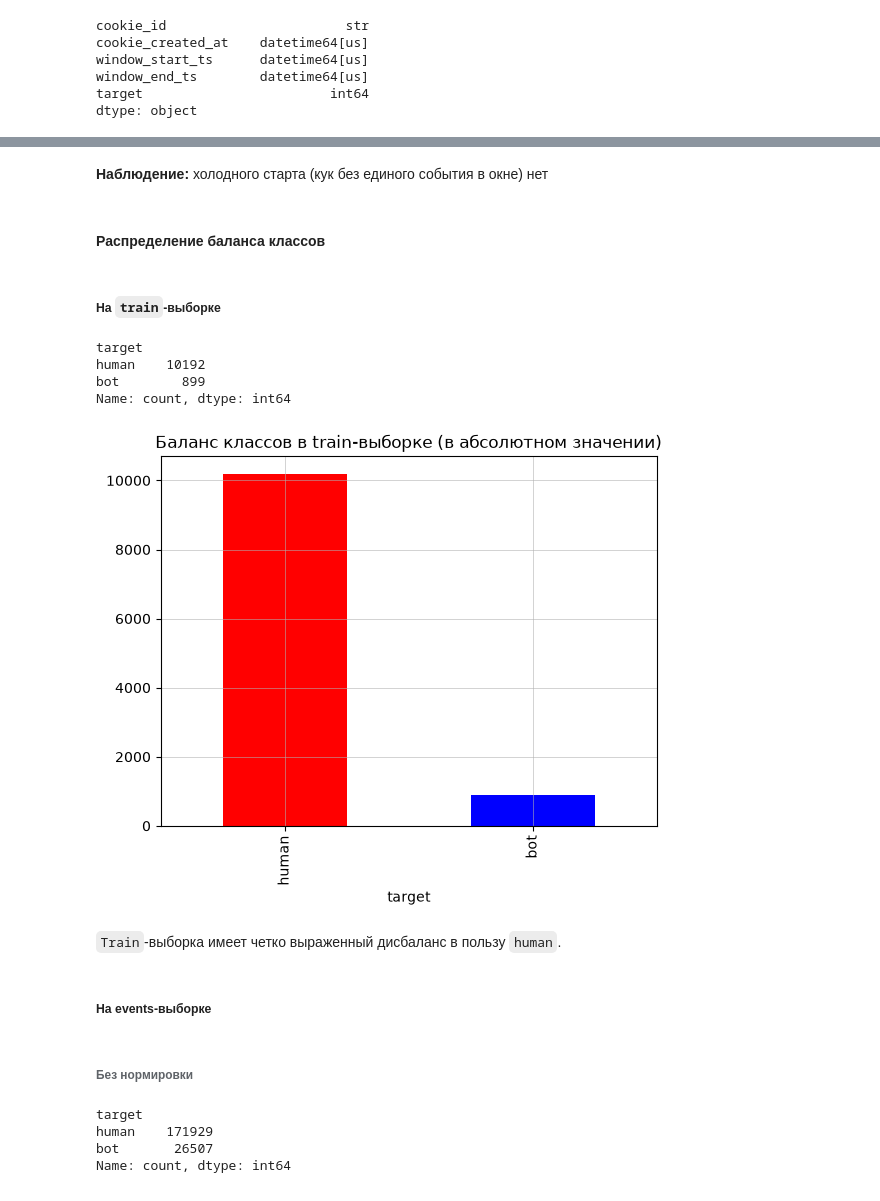
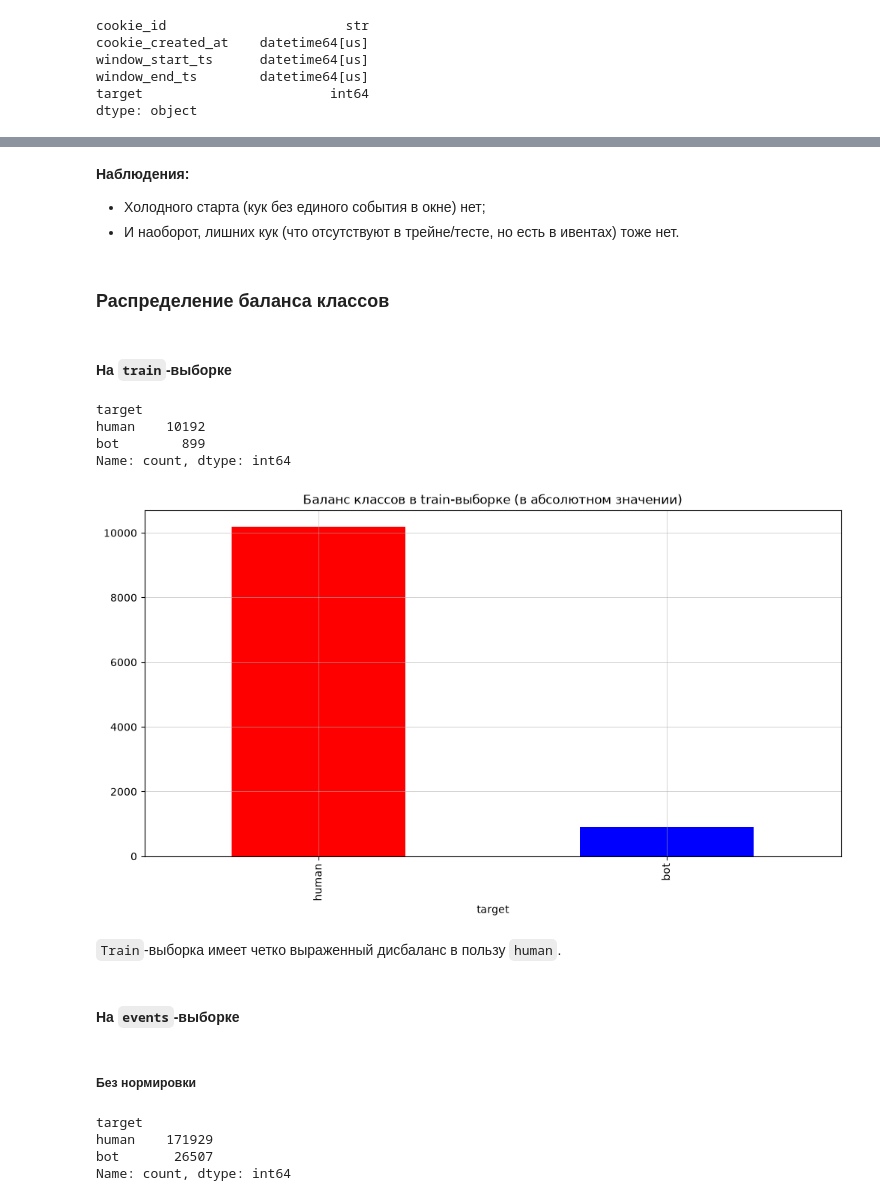
Before and after one commit to FedorProgrammer/ds-bootcamp-contest, a Jupyter notebook: cookies-bot-detector.ipynb, the cells around one changed output, grey strips where cells are left out. Drawn from its saved outputs; the diff is of its cells as text; code cells hidden in the pictures.

```diff
--- a/cookies-bot-detector.ipynb
+++ b/cookies-bot-detector.ipynb
@@ -210,9 +487,11 @@ set()
 # %% [markdown]
-**Наблюдение:** холодного старта (кук без единого события в окне) нет
+**Наблюдения:**
+- Холодного старта (кук без единого события в окне) нет;
+- И наоборот, лишних кук (что отсутствуют в трейне/тесте, но есть в ивентах) тоже нет.
 # %% [markdown]
-#### Распределение баланса классов
+### Распределение баланса классов <a id="balance-dist"></a>
 # %% [markdown]
-##### На `train`-выборке
+#### На `train`-выборке <a id="train-balance"></a>
 # %%
 def get_class_balance(df: pd.DataFrame) -> pd.Series:
     '''Обертка над value_counts (с переименованием индекса)
@@ -227,16 +506,16 @@ human    10192
 bot        899
 Name: count, dtype: int64
 # %%
-train_cls_b.plot(kind='bar', color=['red', 'blue'])
+train_cls_b.plot(kind='bar', color=['red', 'blue'], figsize=(12, 6))
 plt.grid(True, linewidth=0.4)
 plt.title("Баланс классов в train-выборке (в абсолютном значении)")
 plt.show()
 # %% [output]
-[figure, old version]
+[figure, new version]
 # %% [markdown]
 `Train`-выборка имеет четко выраженный дисбаланс в пользу `human`.
 # %% [markdown]
-##### На events-выборке
+#### На `events`-выборке <a id="events-balance"></a>
 # %% [markdown]
-###### Без нормировки
+##### Без нормировки <a id="no-norm"></a>
 # %%
```
Also changed, not shown: parts of 79 cells of this notebook.
